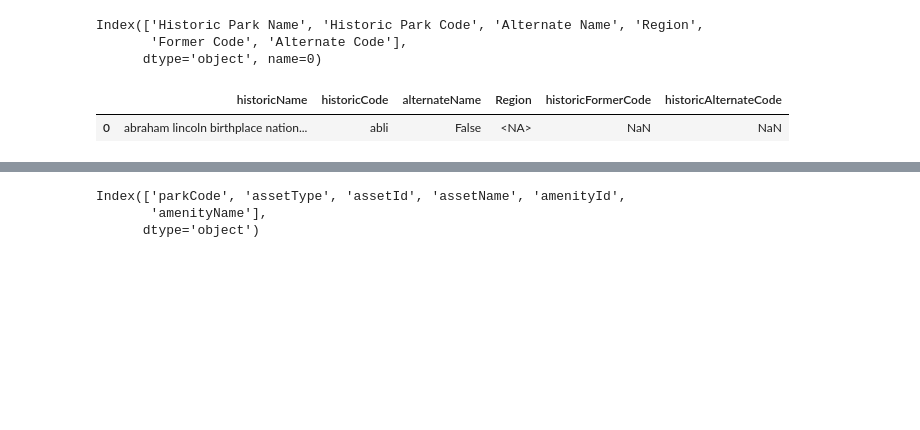
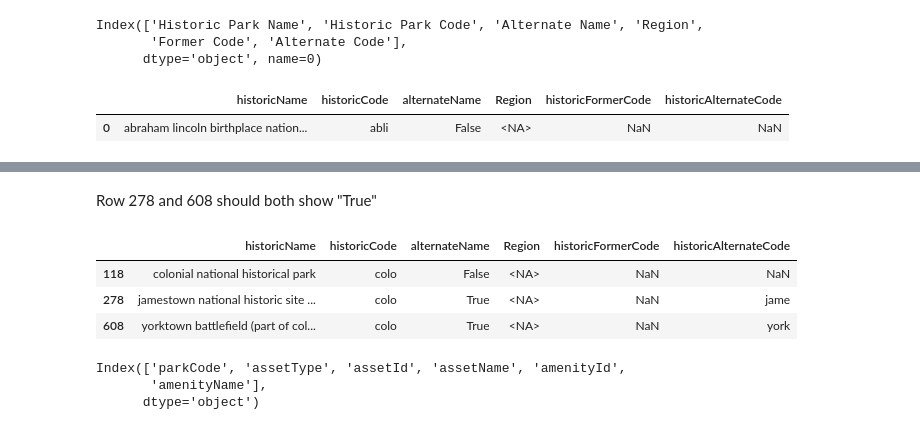
Before and after one commit to jeccalong/NPS_Mortality_Analysis, a Jupyter notebook: Notebooks/aquisitionAndCleaning.ipynb, the cells around one changed output, grey strips where cells are left out. Cells and saved outputs as stored; diff of their text form; code cells hidden in the pictures; blank space fills up the shorter version.

```diff
--- a/Notebooks/aquisitionAndCleaning.ipynb
+++ b/Notebooks/aquisitionAndCleaning.ipynb
@@ -1834,3 +1870,14 @@ df_historic_codes.head(1)
+# %% [markdown]
+Row 278 and 608 should both show "True"
+# %%
+df_historic_codes.loc[[278, 608], 'alternateName'] = True
+
+df_historic_codes[df_historic_codes["historicCode"] == "colo"]
+# %% [output]
+|  | historicName | historicCode | alternateName | Region | historicFormerCode | historicAlternateCode |
+| 118 | colonial national historical park | colo | False | <NA> | NaN | NaN |
+| 278 | jamestown national historic site ... | colo | True | <NA> | NaN | jame |
+| 608 | yorktown battlefield (part of col... | colo | True | <NA> | NaN | york |
 # %%
 df_amenities.columns
 # %% [output]
```
Also changed, not shown: parts of 40 cells of this notebook, 1 other file.
